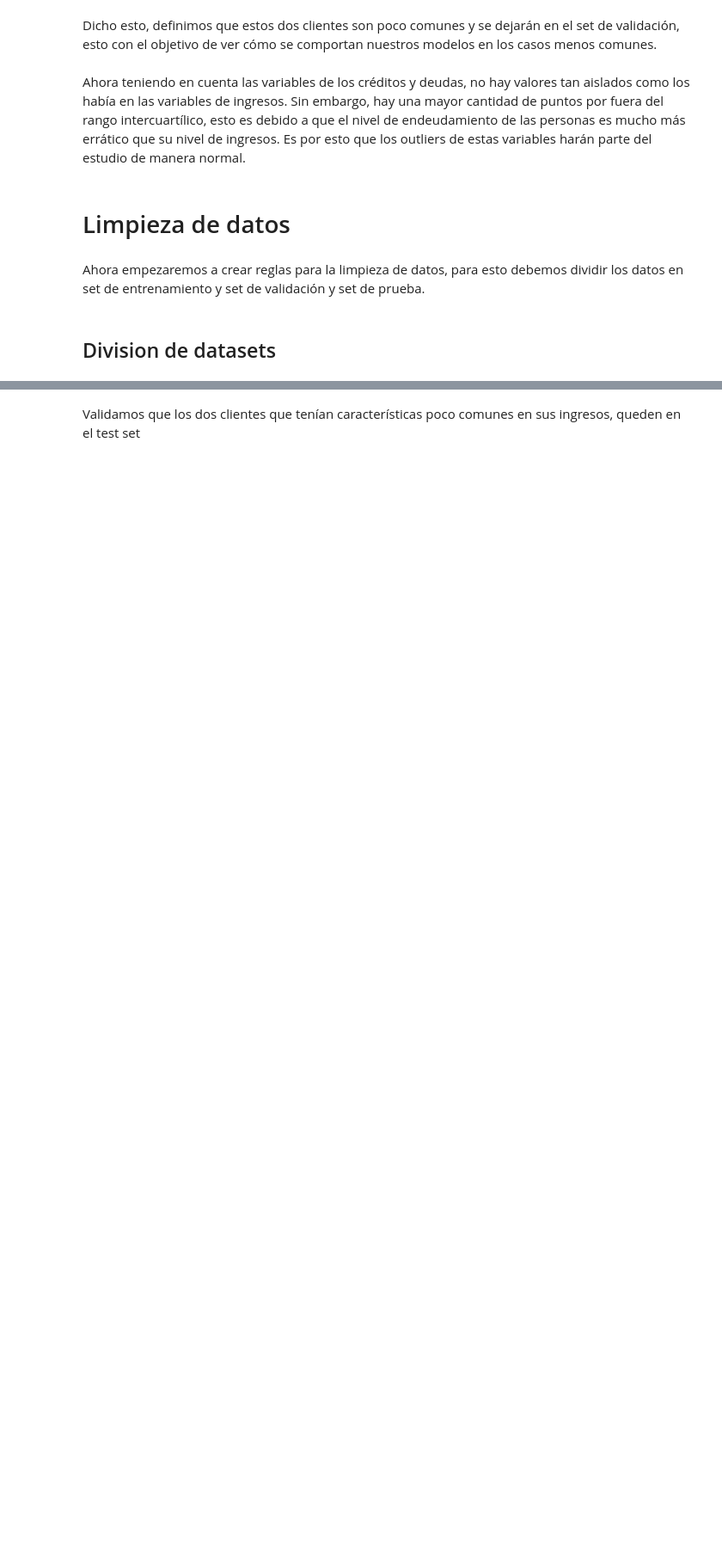
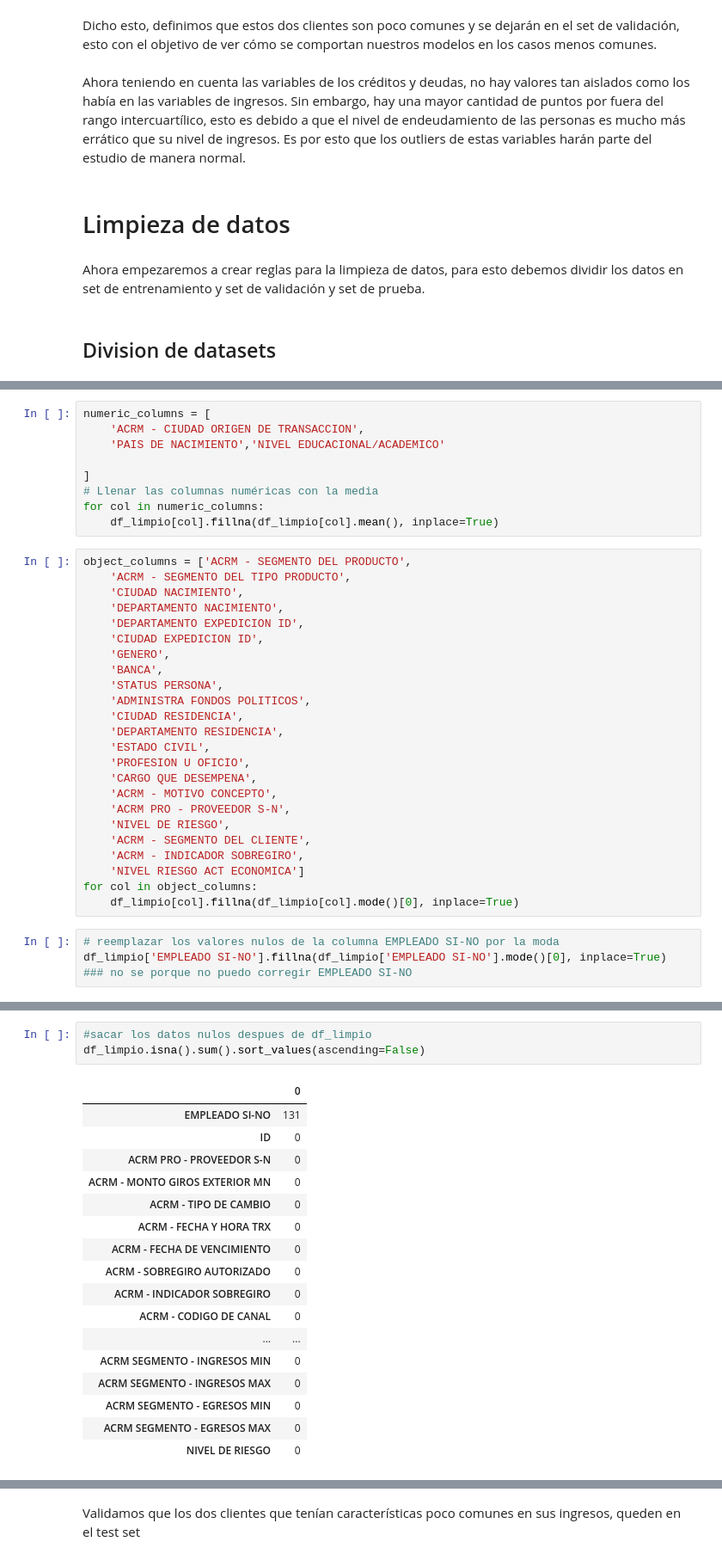
Before and after one commit to gabrielres10/EDA-Caso-Banco, a Jupyter notebook: plantilla_entrega_final_(renombrar).ipynb, the cells around one changed output, grey strips where cells are left out. Shown at 86% size. Drawn from its saved outputs; the diff is of its cells as text; blank space fills up the shorter version.

```diff
--- a/plantilla_entrega_final_(renombrar).ipynb
+++ b/plantilla_entrega_final_(renombrar).ipynb
@@ -980,0 +978,37 @@ stratify=y_evaluation) # indica la variable de estratificación estratificación
+# %%
+numeric_columns = [
+    'ACRM - CIUDAD ORIGEN DE TRANSACCION',
+    'PAIS DE NACIMIENTO','NIVEL EDUCACIONAL/ACADEMICO'
+
+]
+# Llenar las columnas numéricas con la media
+for col in numeric_columns:
+    df_limpio[col].fillna(df_limpio[col].mean(), inplace=True)
+# %%
+object_columns = ['ACRM - SEGMENTO DEL PRODUCTO',
+    'ACRM - SEGMENTO DEL TIPO PRODUCTO',
+    'CIUDAD NACIMIENTO',
+    'DEPARTAMENTO NACIMIENTO',
+    'DEPARTAMENTO EXPEDICION ID',
+    'CIUDAD EXPEDICION ID',
+    'GENERO',
+    'BANCA',
+    'STATUS PERSONA',
+    'ADMINISTRA FONDOS POLITICOS',
+    'CIUDAD RESIDENCIA',
+    'DEPARTAMENTO RESIDENCIA',
+    'ESTADO CIVIL',
+    'PROFESION U OFICIO',
+    'CARGO QUE DESEMPENA',
+    'ACRM - MOTIVO CONCEPTO',
+    'ACRM PRO - PROVEEDOR S-N',
+    'NIVEL DE RIESGO',
+    'ACRM - SEGMENTO DEL CLIENTE',
+    'ACRM - INDICADOR SOBREGIRO',
+    'NIVEL RIESGO ACT ECONOMICA']
+for col in object_columns:
+    df_limpio[col].fillna(df_limpio[col].mode()[0], inplace=True)
+# %%
+# reemplazar los valores nulos de la columna EMPLEADO SI-NO por la moda
+df_limpio['EMPLEADO SI-NO'].fillna(df_limpio['EMPLEADO SI-NO'].mode()[0], inplace=True)
+### no se porque no puedo corregir EMPLEADO SI-NO
@@ -980,0 +1017,21 @@ stratify=y_evaluation) # indica la variable de estratificación estratificación
+# %%
+#sacar los datos nulos despues de df_limpio
+df_limpio.isna().sum().sort_values(ascending=False)
+# %% [output]
+|  | 0 |
+| EMPLEADO SI-NO | 131 |
+| ID | 0 |
+| ACRM PRO - PROVEEDOR S-N | 0 |
+| ACRM - MONTO GIROS EXTERIOR MN | 0 |
+| ACRM - TIPO DE CAMBIO | 0 |
+| ACRM - FECHA Y HORA TRX | 0 |
+| ACRM - FECHA DE VENCIMIENTO | 0 |
+| ACRM - SOBREGIRO AUTORIZADO | 0 |
+| ACRM - INDICADOR SOBREGIRO | 0 |
+| ACRM - CODIGO DE CANAL | 0 |
+| ... | ... |
+| ACRM SEGMENTO - INGRESOS MIN | 0 |
+| ACRM SEGMENTO - INGRESOS MAX | 0 |
+| ACRM SEGMENTO - EGRESOS MIN | 0 |
+| ACRM SEGMENTO - EGRESOS MAX | 0 |
+| NIVEL DE RIESGO | 0 |
```
Also changed, not shown: parts of 59 cells of this notebook.
